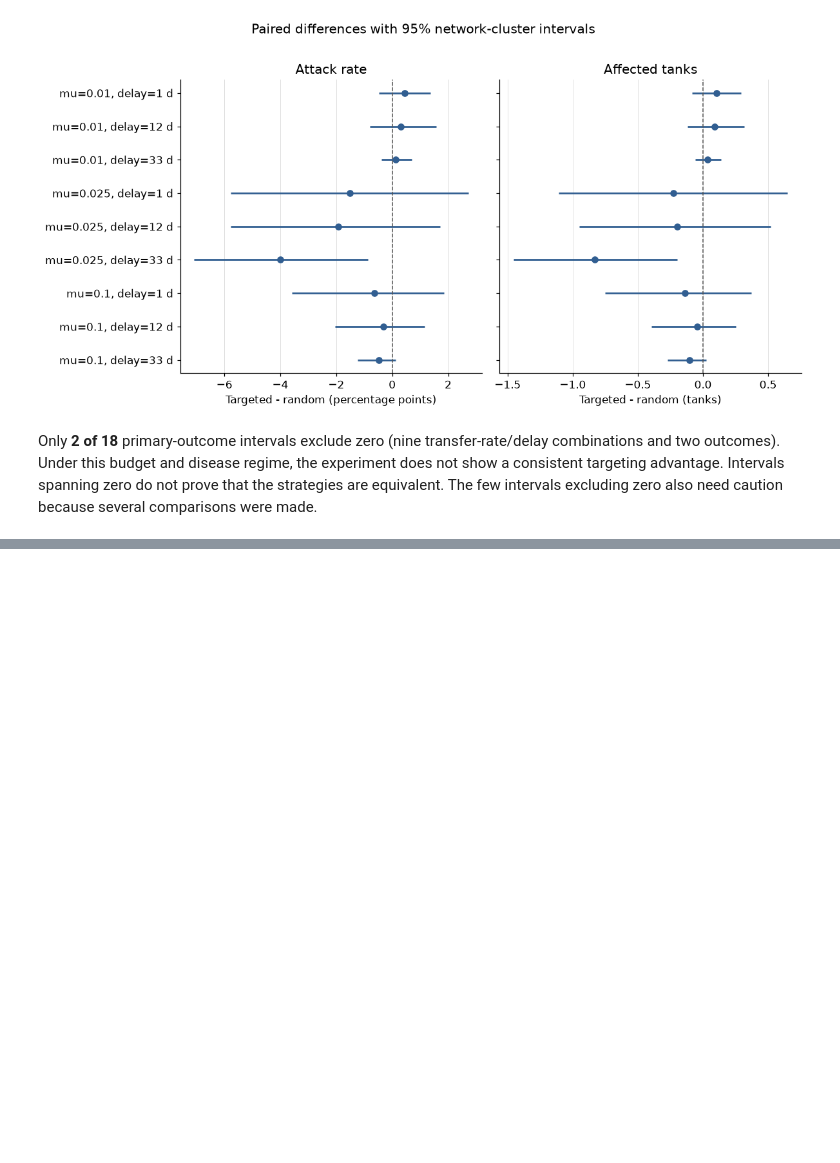
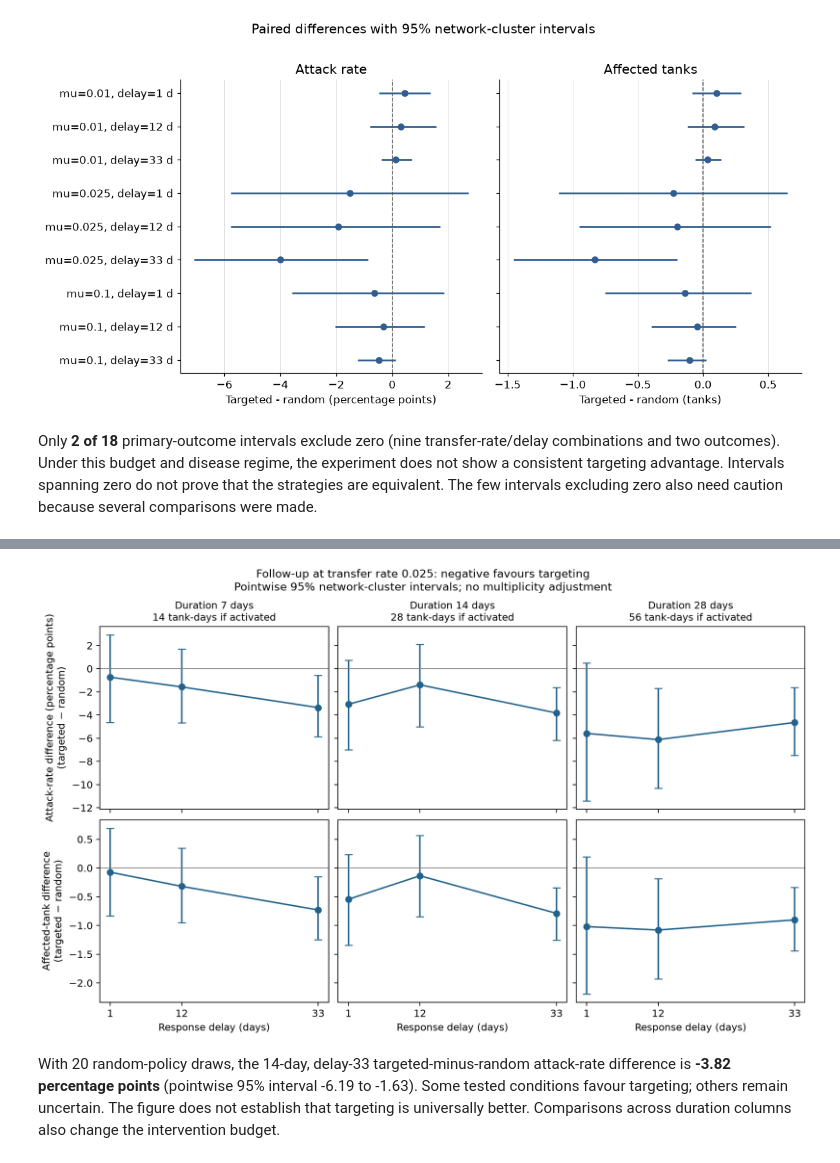
Before and after one commit to camzhou831-star/cits4403-research-project, a Jupyter notebook: notebooks/project-walkthrough.ipynb, the cells around one changed output, grey strips where cells are left out. Saved outputs shown, nothing was run; the diff lists cells and outputs as text; code cells hidden in the pictures; blank space fills up the shorter version.

Commit message:
feat: complete paired quarantine sensitivity analysis and notebook

```diff
--- a/notebooks/project-walkthrough.ipynb
+++ b/notebooks/project-walkthrough.ipynb
@@ -519,0 +591,24 @@ Only **2 of 18** primary-outcome intervals exclude zero (nine transfer-rate/dela
+# %%
+from IPython.display import Image
+
+# The committed figure displays the strategy-effect table checked in the preceding cells.
+display(Image(filename=str(followup_dir / "fig-strategy-effects.png"),
+              alt="Targeted minus random differences for attack rate and affected tanks across three durations and delays, with pointwise 95 percent network-cluster intervals. Negative values favour targeting."))
+followup_primary = followup_tables["strategy-effects"]
+followup_primary = followup_primary[followup_primary["metric"].isin(PRIMARY)]
+d14_late = followup_primary[
+    followup_primary["metric"].eq("final_attack_rate")
+    & followup_primary["quarantine_duration"].eq(14)
+    & followup_primary["response_delay"].eq(33)
+].iloc[0]
+display(Markdown(
+    f"With 20 random-policy draws, the 14-day, delay-33 targeted-minus-random attack-rate difference is "
+    f"**{100*d14_late['mean_diff']:+.2f} percentage points** "
+    f"(pointwise 95% interval {100*d14_late['ci95_low']:+.2f} to {100*d14_late['ci95_high']:+.2f}). "
+    "Some tested conditions favour targeting; others remain uncertain. "
+    "The figure does not establish that targeting is universally better. "
+    "Comparisons across duration columns also change the intervention budget."
+))
+# %% [output]
+[figure, added]
+With 20 random-policy draws, the 14-day, delay-33 targeted-minus-random attack-rate difference is **-3.82 percentage points** (pointwise 95% interval -6.19 to -1.63). Some tested conditions favour targeting; others remain uncertain. The figure does not establish that targeting is universally better. Comparisons across duration columns also change the intervention budget.
```
Also changed, not shown: parts of 7 cells of this notebook, 15 other files.
